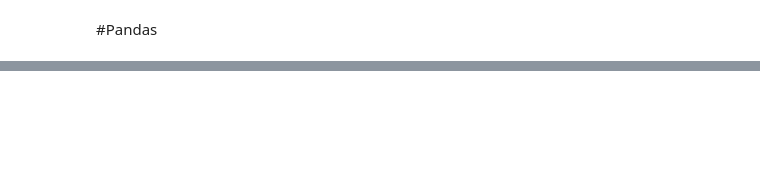
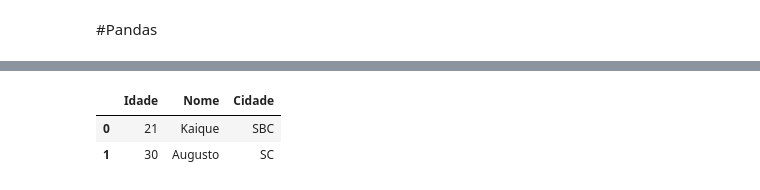
Before and after one commit to KIQVinicius/Curso-Python, a Jupyter notebook: Aula_Python.ipynb, the cells around one changed output, grey strips where cells are left out. Cells and saved outputs as stored; diff of their text form; code cells hidden in the pictures; blank space fills up the shorter version.

```diff
--- a/Aula_Python.ipynb
+++ b/Aula_Python.ipynb
@@ -234,2 +439,11 @@ df['Nome']
+# %%
+teste = df.query("Nome =='Kaique' or Nome == 'Augusto'")
+teste = teste.reset_index()
+teste = teste[['Idade', 'Nome', 'Cidade']]
+teste
+# %% [output]
+|  | Idade | Nome | Cidade |
+| 0 | 21 | Kaique | SBC |
+| 1 | 30 | Augusto | SC |
 # %%
 list(df['Nome'])
```
Also changed, not shown: parts of 99 cells of this notebook.
